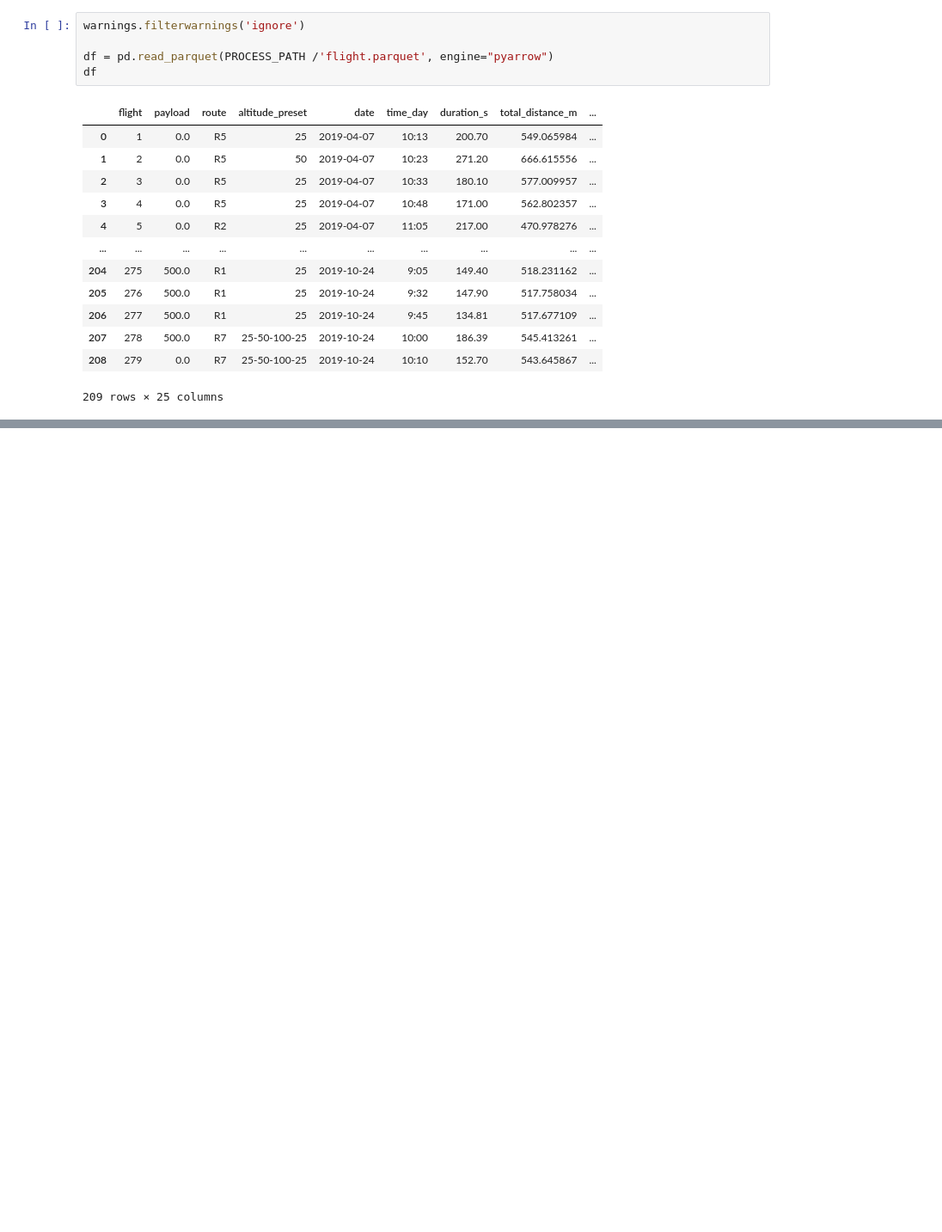
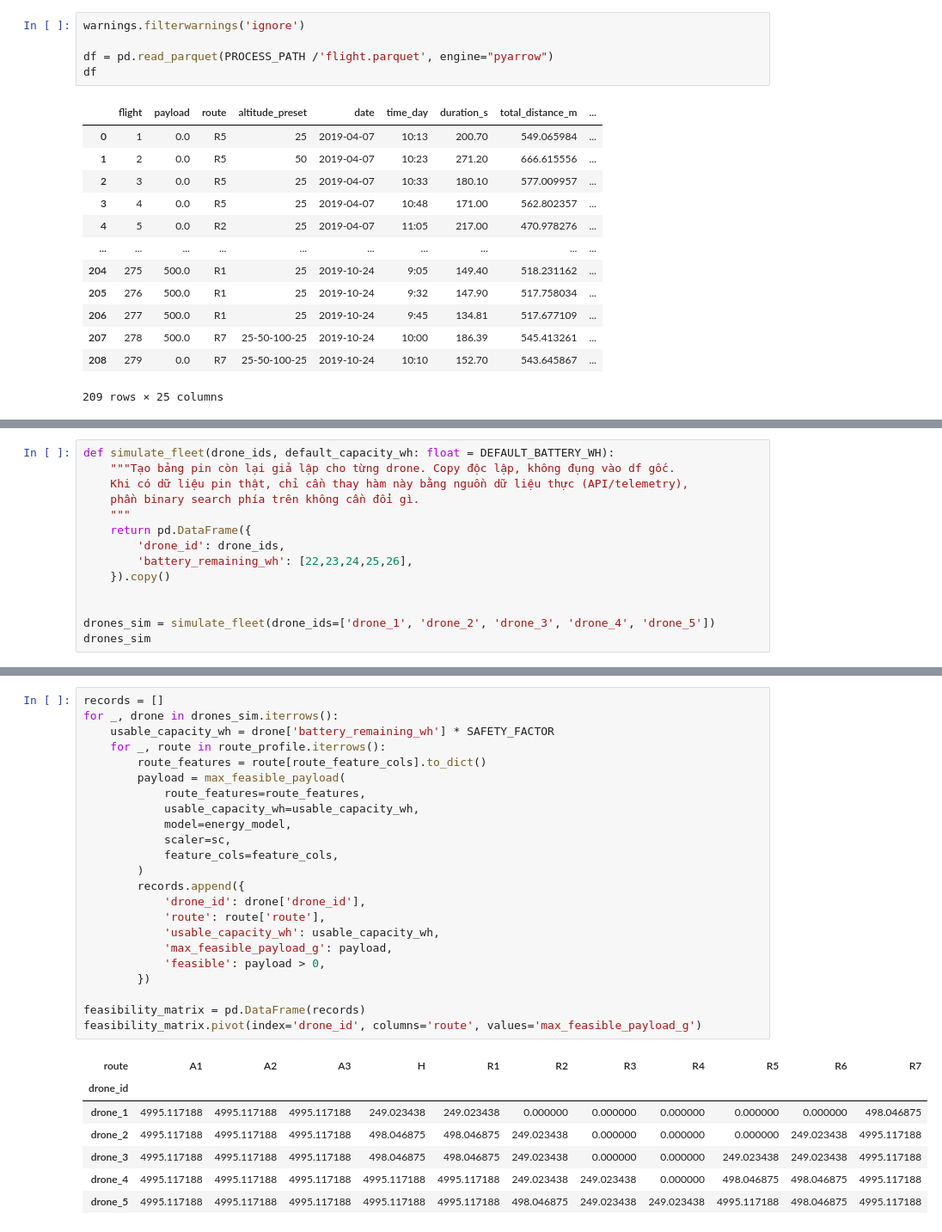
Before and after one commit to luunguyentankhai/Drone-Power-predict, a Jupyter notebook: eda/train.ipynb, the cells around one changed output, grey strips where cells are left out. Shown at 86% size. Drawn from its saved outputs; the diff is of its cells as text; blank space fills up the shorter version.

```diff
--- a/eda/train.ipynb
+++ b/eda/train.ipynb
@@ -249,0 +375,14 @@ plt.show()
+# %%
+def simulate_fleet(drone_ids, default_capacity_wh: float = DEFAULT_BATTERY_WH):
+    """Tạo bảng pin còn lại giả lập cho từng drone. Copy độc lập, không đụng vào df gốc.
+    Khi có dữ liệu pin thật, chỉ cần thay hàm này bằng nguồn dữ liệu thực (API/telemetry),
+    phần binary search phía trên không cần đổi gì.
+    """
+    return pd.DataFrame({
+        'drone_id': drone_ids,
+        'battery_remaining_wh': [22,23,24,25,26],
+    }).copy()
+
+
+drones_sim = simulate_fleet(drone_ids=['drone_1', 'drone_2', 'drone_3', 'drone_4', 'drone_5'])
+drones_sim
@@ -249,0 +400,31 @@ plt.show()
+# %%
+records = []
+for _, drone in drones_sim.iterrows():
+    usable_capacity_wh = drone['battery_remaining_wh'] * SAFETY_FACTOR
+    for _, route in route_profile.iterrows():
+        route_features = route[route_feature_cols].to_dict()
+        payload = max_feasible_payload(
+            route_features=route_features,
+            usable_capacity_wh=usable_capacity_wh,
+            model=energy_model,
+            scaler=sc,
+            feature_cols=feature_cols,
+        )
+        records.append({
+            'drone_id': drone['drone_id'],
+            'route': route['route'],
+            'usable_capacity_wh': usable_capacity_wh,
+            'max_feasible_payload_g': payload,
+            'feasible': payload > 0,
+        })
+
+feasibility_matrix = pd.DataFrame(records)
+feasibility_matrix.pivot(index='drone_id', columns='route', values='max_feasible_payload_g')
+# %% [output]
+| route | A1 | A2 | A3 | H | R1 | R2 | R3 | R4 | R5 | R6 | R7 |
+| drone_id |  |  |  |  |  |  |  |  |  |  |  |
+| drone_1 | 4995.117188 | 4995.117188 | 4995.117188 | 249.023438 | 249.023438 | 0.000000 | 0.000000 | 0.000000 | 0.000000 | 0.000000 | 498.046875 |
+| drone_2 | 4995.117188 | 4995.117188 | 4995.117188 | 498.046875 | 498.046875 | 249.023438 | 0.000000 | 0.000000 | 0.000000 | 249.023438 | 4995.117188 |
+| drone_3 | 4995.117188 | 4995.117188 | 4995.117188 | 498.046875 | 498.046875 | 249.023438 | 0.000000 | 0.000000 | 249.023438 | 249.023438 | 4995.117188 |
+| drone_4 | 4995.117188 | 4995.117188 | 4995.117188 | 4995.117188 | 4995.117188 | 249.023438 | 249.023438 | 0.000000 | 498.046875 | 498.046875 | 4995.117188 |
+| drone_5 | 4995.117188 | 4995.117188 | 4995.117188 | 4995.117188 | 4995.117188 | 498.046875 | 249.023438 | 249.023438 | 4995.117188 | 498.046875 | 4995.117188 |
```
Also changed, not shown: parts of 21 cells of this notebook.
